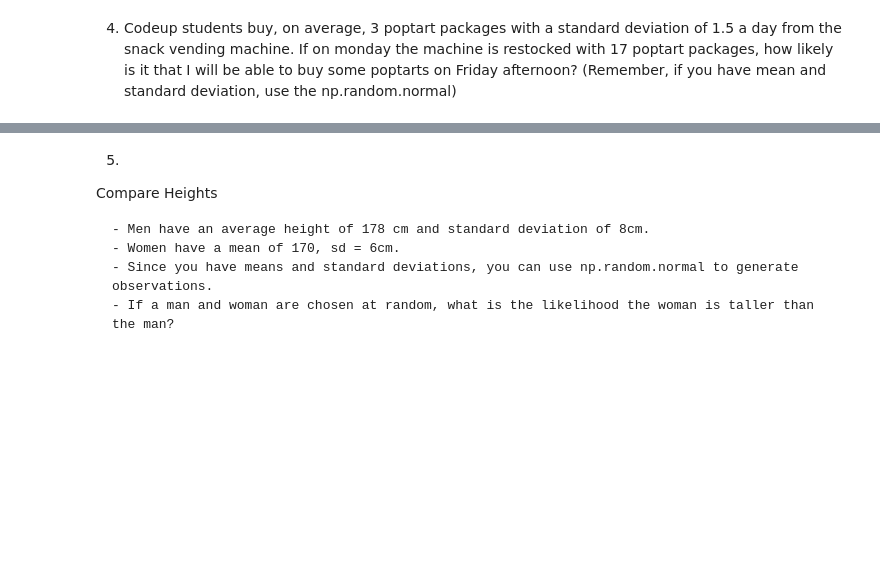
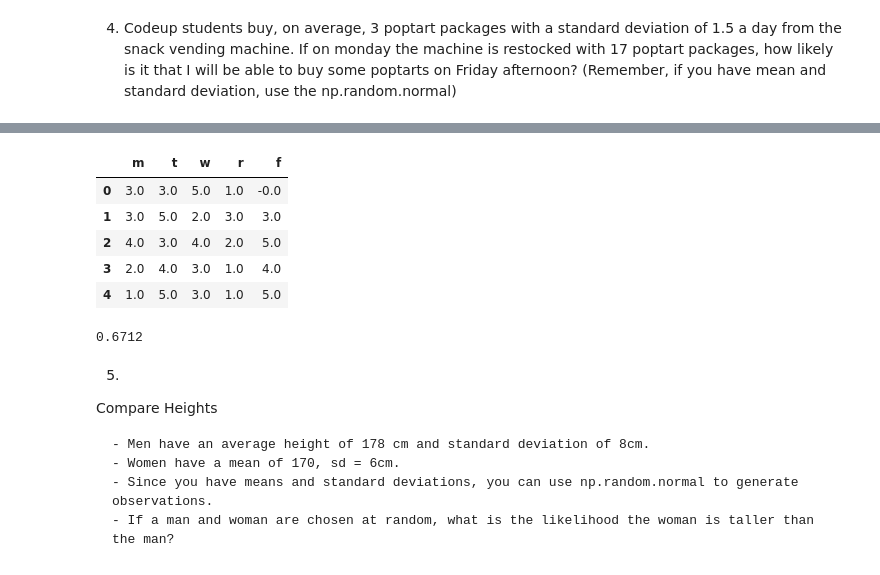
Before and after one commit to stephenfitzsimon/statistics-exercises, a Jupyter notebook: simulation.ipynb, the cells around one changed output, grey strips where cells are left out. Drawn from its saved outputs; the diff is of its cells as text; code cells hidden in the pictures; blank space fills up the shorter version.

```diff
--- a/simulation.ipynb
+++ b/simulation.ipynb
@@ -91,3 +157,19 @@ simulations = np.random.normal(3, 1.5, (weeks_to_simulate, days_per_week))
+# %%
+# using a dataframe, note we get negative numbers, something to consider in the simulation
+poptarts = np.random.normal(3, 1.5, size=(weeks_to_simulate, days_per_week)).round()
+poptarts = pd.DataFrame(poptarts, columns = ['m', 't', 'w', 'r', 'f'])
+poptarts.head()
+# %% [output]
+|  | m | t | w | r | f |
+| 0 | 3.0 | 3.0 | 5.0 | 1.0 | -0.0 |
+| 1 | 3.0 | 5.0 | 2.0 | 3.0 | 3.0 |
+| 2 | 4.0 | 3.0 | 4.0 | 2.0 | 5.0 |
+| 3 | 2.0 | 4.0 | 3.0 | 1.0 | 4.0 |
+| 4 | 1.0 | 5.0 | 3.0 | 1.0 | 5.0 |
+# %%
+(poptarts.sum(axis=1) < 17).mean()
+# %% [output]
+0.6712
 # %% [markdown]
 5.
 
```
Also changed, not shown: parts of 48 cells of this notebook, 2 other files.
